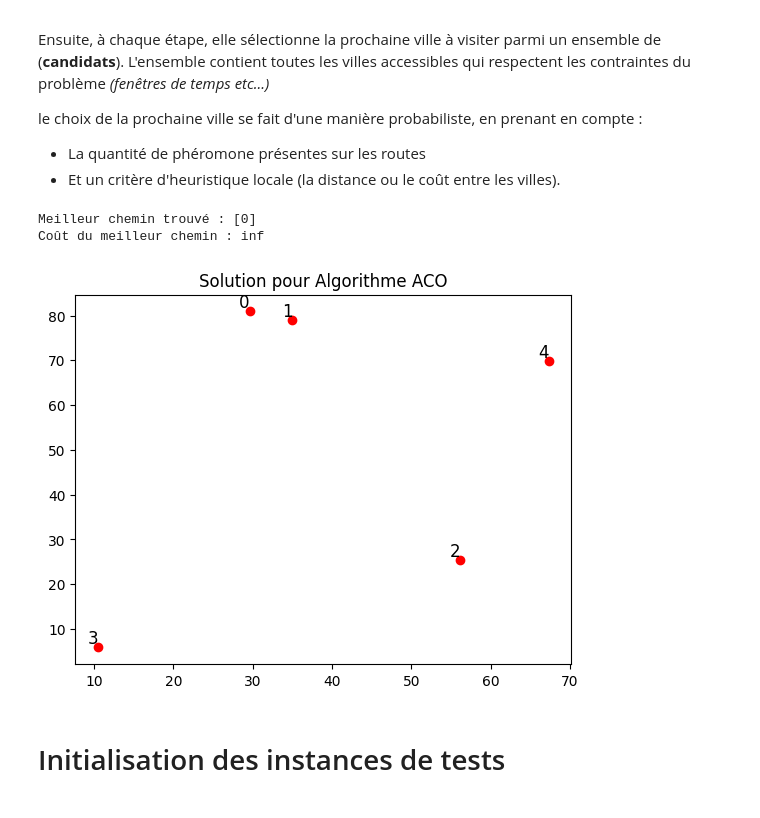
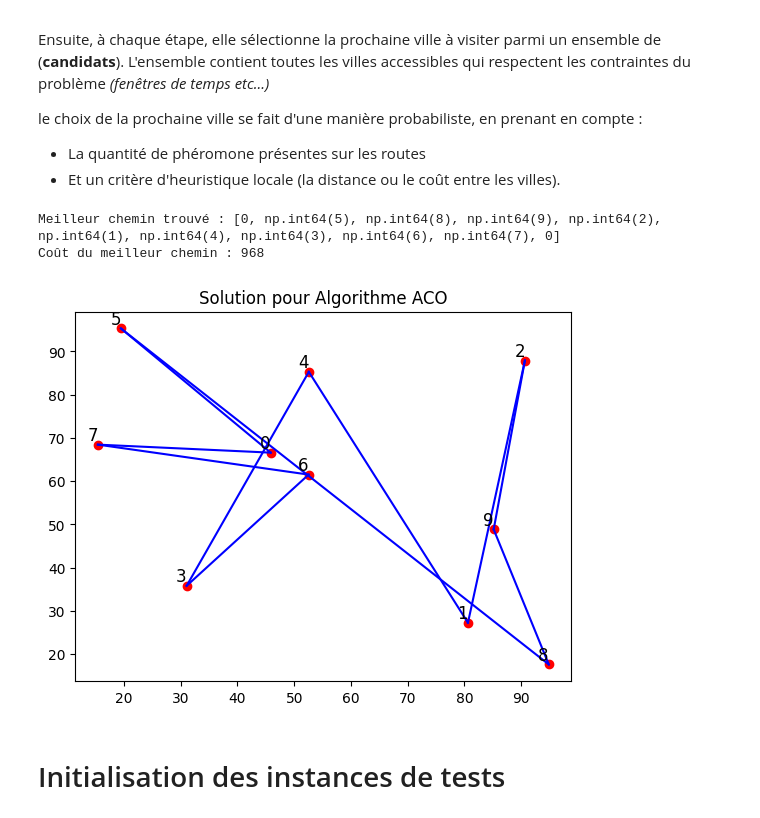
Before and after one commit to KisaPulga/Recherche_Operationnelle_Groupe_1, a Jupyter notebook: livrable_Groupe_1.ipynb, the cells around one changed output. Drawn from its saved outputs; the diff is of its cells as text; code cells hidden in the pictures.

```diff
--- a/livrable_Groupe_1.ipynb
+++ b/livrable_Groupe_1.ipynb
@@ -858,13 +858,6 @@ le choix de la prochaine ville se fait d'une manière probabiliste, en prenant e
 - La quantité de phéromone présentes sur les routes
 - Et un critère d'heuristique locale (la distance ou le coût entre les villes).
 # %%
-fenetreBruteForce1 = genererFenetreTemporelles(4)
-matriceBruteForce1 = [
-    [0, 2, 2, 5],
-    [2, 0, 3, 2],
-    [2, 3, 0, 4],
-    [5, 2, 4, 0]
-]
 
 import numpy as np
 import matplotlib.pyplot as plt
@@ -977,46 +970,46 @@ class AlgorithmeACO:
 # generer distance random entre sommets (villes) pour un graphe de 10 sommets
 
 
-distance = listeInstance[0][0][0]  # matrice de distance entre les sommets
-TW = listeInstance[0][0][1]  # dictionnaire des fenêtres temporelles
+distance = listeInstance[1][1][0]  # matrice de distance entre les sommets
+TW = listeInstance[1][1][1]  # dictionnaire des fenêtres temporelles
 
 graph = Graph(distance)  # Créer le graphe avec la matrice de distance
-aco  = AlgorithmeACO(graph, nbFourmis=100, nbIterations=1000)  # Créer l'instance de l'algorithme ACO
+aco  = AlgorithmeACO(graph, nbFourmis=10, nbIterations=100)  # Créer l'instance de l'algorithme ACO
 meilleur_chemin, meilleur_cout = aco.executer()  # Exécuter l'algorithme ACO
 
 print("Meilleur chemin trouvé :", meilleur_chemin)  # Afficher le meilleur chemin trouvé
 print("Coût du meilleur chemin :", meilleur_cout)  # Afficher le coût du meilleur chemin trouvé
 
 
 def plot_solution(distance, chemin):
     num_sommets = len(distance)
 
     # genérer des coordonnées aléatoires pour les sommets
     coords = np.random.rand(num_sommets, 2) * 100  # Coordonnées entre 0 et 100
     # plot des sommets
     plt.scatter(coords[:, 0], coords[:, 1], c='red', marker='o', label='Sommets')
 
     # label des sommets
     for i in range(num_sommets):
         plt.annotate(str(i), (coords[i, 0], coords[i, 1]), fontsize=12, ha='right', va='bottom')
 
     # plot des arêtes
     for i in range(len(chemin) - 1):
         sommet1 = chemin[i]
         sommet2 = chemin[i + 1]
         plt.plot([coords[sommet1, 0], coords[sommet2, 0]], [coords[sommet1, 1], coords[sommet2, 1]], 'b-')
 
     plt.title("Solution pour Algorithme ACO")
     plt.show()
 
 
 
 # plot de la solution
 plot_solution(distance, meilleur_chemin)
 # %% [output]
-Meilleur chemin trouvé : [0]
-Coût du meilleur chemin : inf
+Meilleur chemin trouvé : [0, np.int64(5), np.int64(8), np.int64(9), np.int64(2), np.int64(1), np.int64(4), np.int64(3), np.int64(6), np.int64(7), 0]
+Coût du meilleur chemin : 968
-[figure, old version]
+[figure, new version]
 # %% [markdown]
 # Initialisation des instances de tests
 # %%
```
Also changed, not shown: parts of 5 cells of this notebook.
